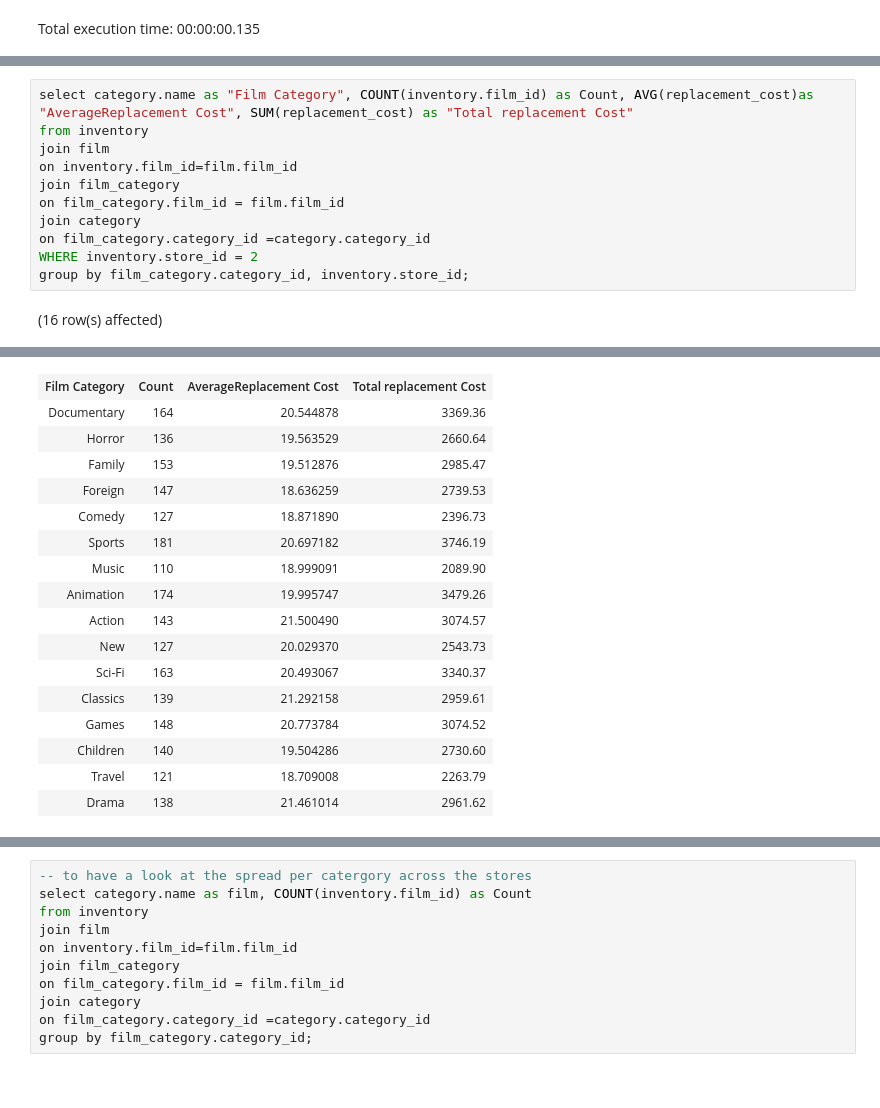
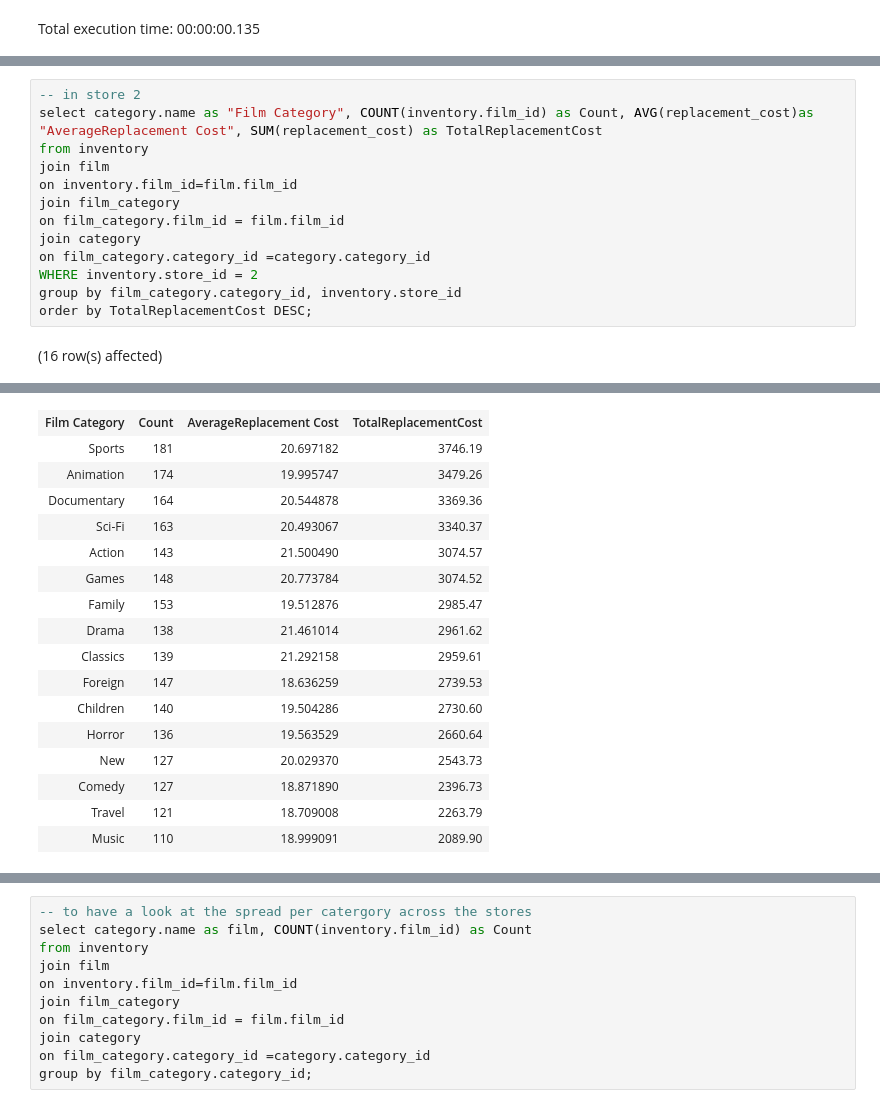
Before and after one commit to oladapo-joseph/movie_dataset, a Jupyter notebook: movie.ipynb, the cells around one changed output, grey strips where cells are left out. Cells and saved outputs as stored; diff of their text form.

```diff
--- a/movie.ipynb
+++ b/movie.ipynb
@@ -404,5 +420,6 @@ Total execution time: 00:00:01.016
 # %%
-select category.name as "Film Category", COUNT(inventory.film_id) as Count, AVG(replacement_cost)as "AverageReplacement Cost", SUM(replacement_cost) as "Total replacement Cost"
+-- in store 2
+select category.name as "Film Category", COUNT(inventory.film_id) as Count, AVG(replacement_cost)as "AverageReplacement Cost", SUM(replacement_cost) as TotalReplacementCost
 from inventory
 join film
 on inventory.film_id=film.film_id
@@ -411,6 +428,7 @@ on film_category.film_id = film.film_id
 join category
 on film_category.category_id =category.category_id
 WHERE inventory.store_id = 2
-group by film_category.category_id, inventory.store_id;
+group by film_category.category_id, inventory.store_id
+order by TotalReplacementCost DESC;
 # %% [output]
 (16 row(s) affected)
@@ -418,17 +436,17 @@ Total execution time: 00:00:01.020
-| Film Category | Count | AverageReplacement Cost | Total replacement Cost |
+| Film Category | Count | AverageReplacement Cost | TotalReplacementCost |
+| Sports | 181 | 20.697182 | 3746.19 |
+| Animation | 174 | 19.995747 | 3479.26 |
 | Documentary | 164 | 20.544878 | 3369.36 |
+| Sci-Fi | 163 | 20.493067 | 3340.37 |
+| Action | 143 | 21.500490 | 3074.57 |
+| Games | 148 | 20.773784 | 3074.52 |
+| Family | 153 | 19.512876 | 2985.47 |
+| Drama | 138 | 21.461014 | 2961.62 |
+| Classics | 139 | 21.292158 | 2959.61 |
+| Foreign | 147 | 18.636259 | 2739.53 |
+| Children | 140 | 19.504286 | 2730.60 |
 | Horror | 136 | 19.563529 | 2660.64 |
-| Family | 153 | 19.512876 | 2985.47 |
-| Foreign | 147 | 18.636259 | 2739.53 |
+| New | 127 | 20.029370 | 2543.73 |
 | Comedy | 127 | 18.871890 | 2396.73 |
-| Sports | 181 | 20.697182 | 3746.19 |
+| Travel | 121 | 18.709008 | 2263.79 |
 | Music | 110 | 18.999091 | 2089.90 |
-| Animation | 174 | 19.995747 | 3479.26 |
-| Action | 143 | 21.500490 | 3074.57 |
-| New | 127 | 20.029370 | 2543.73 |
-| Sci-Fi | 163 | 20.493067 | 3340.37 |
-| Classics | 139 | 21.292158 | 2959.61 |
-| Games | 148 | 20.773784 | 3074.52 |
-| Children | 140 | 19.504286 | 2730.60 |
-| Travel | 121 | 18.709008 | 2263.79 |
-| Drama | 138 | 21.461014 | 2961.62 |
```
Also changed, not shown: parts of 14 cells of this notebook, 3 other files.
